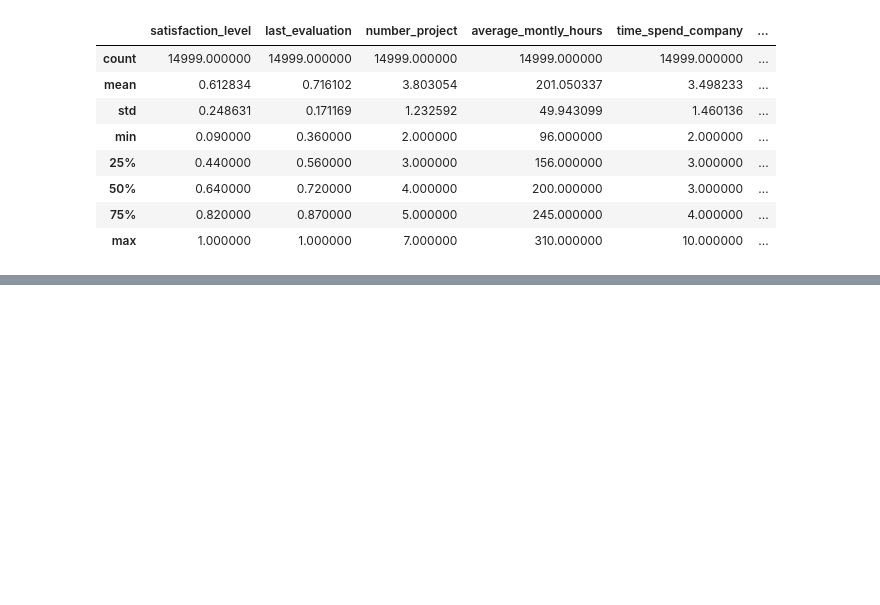
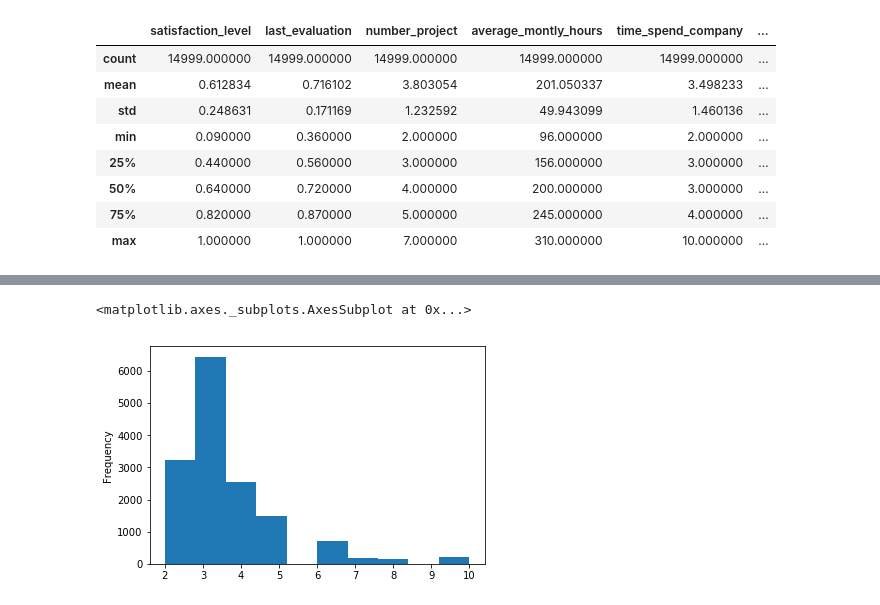
Before and after one commit to jweissenberger/zero_to_deep_learning_udemy, a Jupyter notebook: course/3 Machine Learning.ipynb, the cells around one changed output, grey strips where cells are left out. Cells and saved outputs as stored; diff of their text form; code cells hidden in the pictures; blank space fills up the shorter version.

```diff
--- a/course/3 Machine Learning.ipynb
+++ b/course/3 Machine Learning.ipynb
@@ -726,0 +764,5 @@ df.describe()
+# %%
+df['time_spend_company'].plot(kind='hist')
+# %% [output]
+<matplotlib.axes._subplots.AxesSubplot at 0x...>
+[figure, added]
```
Also changed, not shown: parts of 45 cells of this notebook.
